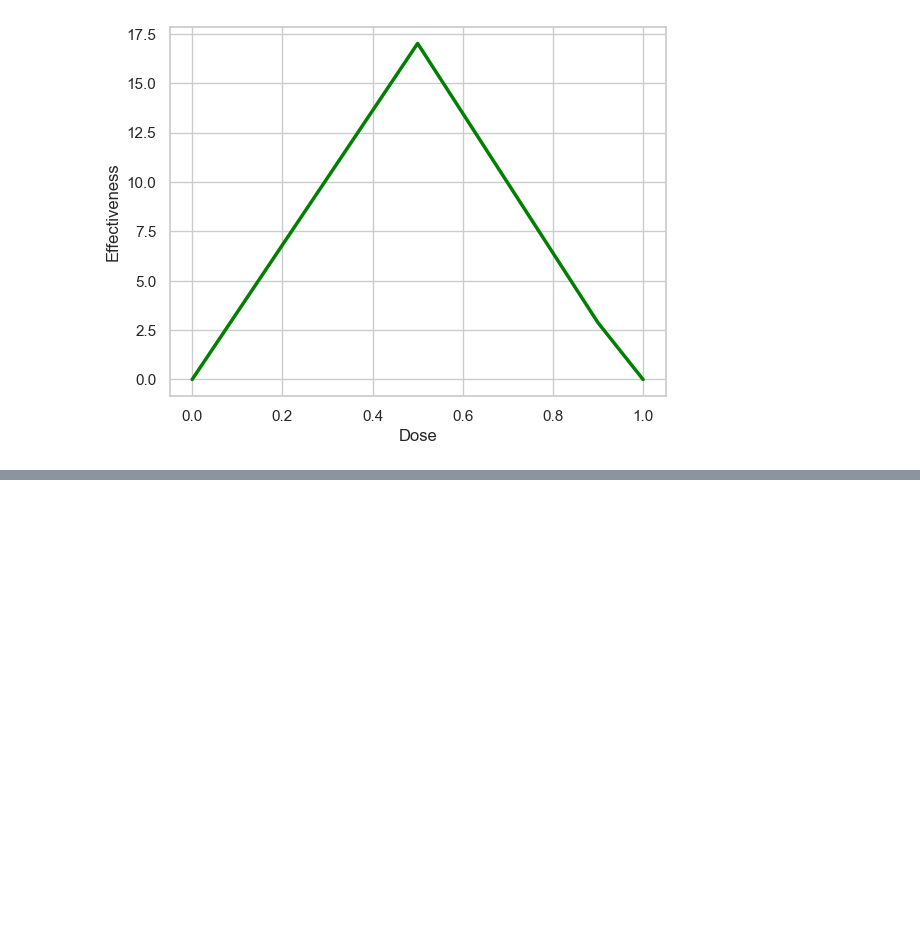
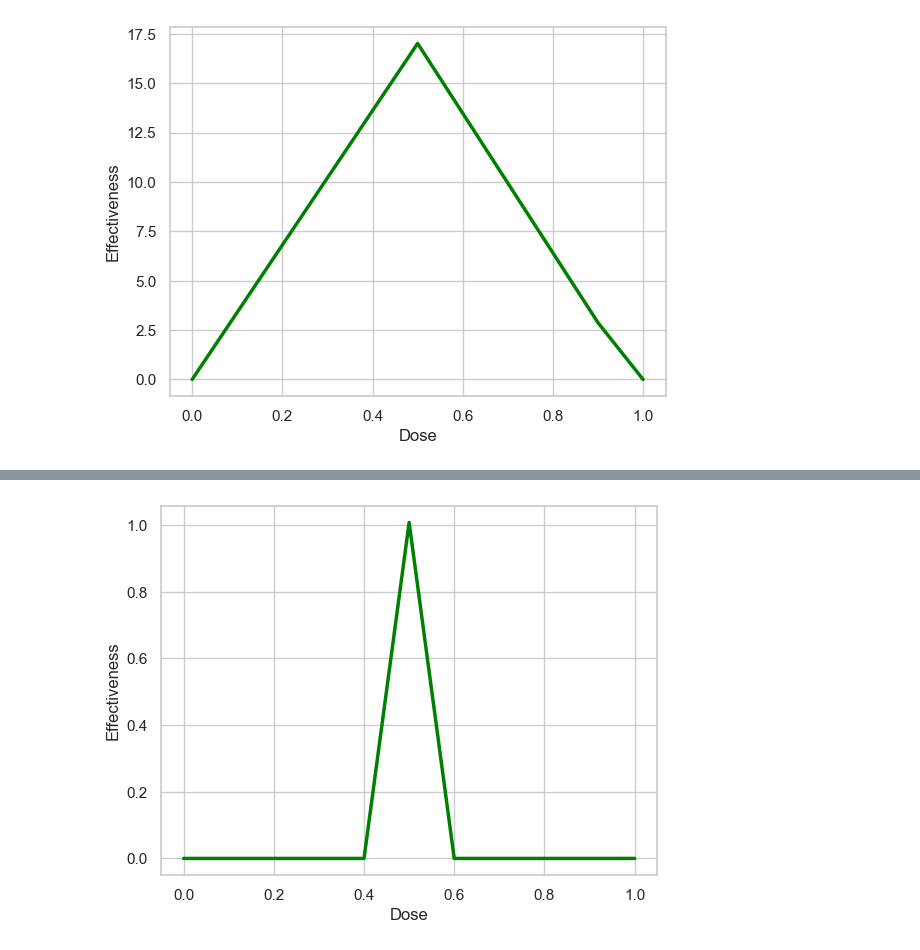
Before and after one commit to zaki982/Deep-Learning-using-PyTorch, a Jupyter notebook: introduction.ipynb, the cells around one changed output, grey strips where cells are left out. Saved outputs shown, nothing was run; the diff lists cells and outputs as text; code cells hidden in the pictures; blank space fills up the shorter version.

```diff
--- a/introduction.ipynb
+++ b/introduction.ipynb
@@ -158,0 +160,9 @@ Final bias, after optimization:tensor(-16.0019)
+# %%
+output_values=model(input_values)
+sns.set_theme(style="whitegrid")
+sns.lineplot(x=input_values,y=output_values.detach(), color="green", linewidth=2.5) # detach is used to remove the gradient
+plt.ylabel("Effectiveness")
+plt.xlabel("Dose")
+plt.show()
+# %% [output]
+[figure, added]
```
Also changed, not shown: parts of 1 cell of this notebook.
